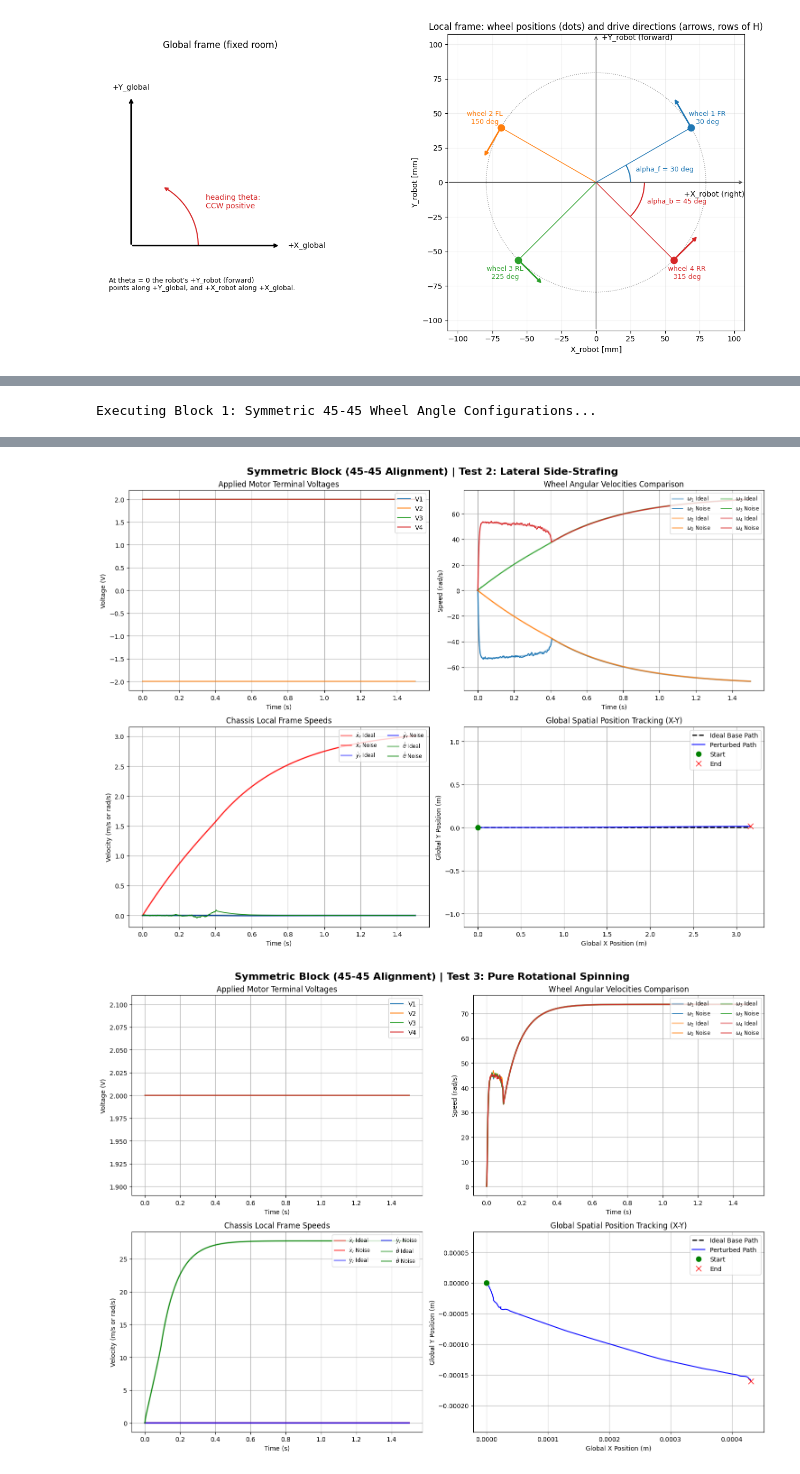
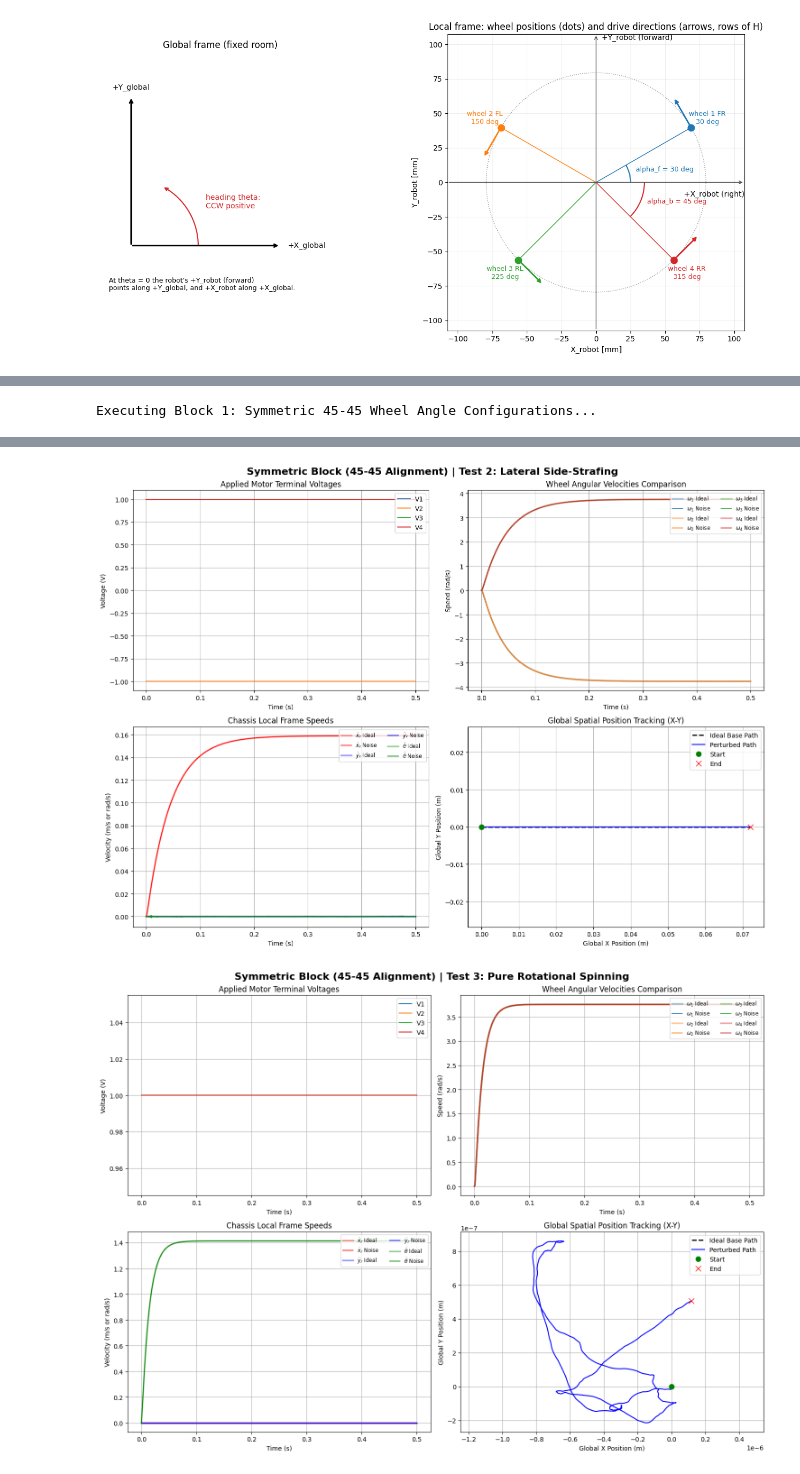
Before and after one commit to HenryR-B/elec_571_MPC_project, a Jupyter notebook: RobotSimulationOpenLoopModel_HenryConstants.ipynb, the cells around one changed output, grey strips where cells are left out. Drawn from its saved outputs; the diff is of its cells as text; code cells hidden in the pictures.

```diff
--- a/RobotSimulationOpenLoopModel_HenryConstants.ipynb
+++ b/RobotSimulationOpenLoopModel_HenryConstants.ipynb
@@ -1028,12 +760,12 @@ import matplotlib.pyplot as plt
 nominal_sigma_V = simulation_parameters['sigma_V']
 nominal_sigma_mu = simulation_parameters['sigma_mu']
 
-t_end = 1.5
+t_end = 0.5
 dt = simulation_parameters['dt']
 steps = int(t_end / dt)
 t_vec = np.linspace(0, t_end, steps)
 
-low_voltage = 2
+low_voltage = 1
 maneuvers = [
     {"name": "Test 1: Forward Motion", "V": np.array([low_voltage, -low_voltage, -low_voltage, low_voltage])},
     {"name": "Test 2: Lateral Side-Strafing", "V": np.array([-low_voltage, -low_voltage, low_voltage, low_voltage])},
@@ -1070,7 +802,7 @@ for m in maneuvers:
             omega_hist.append(state.omega.copy())
             v_local_hist.append(state.v_local.copy())
             pos_global_hist.append(state.pos_global.copy())
-            state, T_load, S_status = robot_plant.step(state, V_cmd=m["V"])
+            state, T_load, S_status = robot_plant.step(state, m["V"])
 
         runs_data[condition] = {
             "V": np.array(v_in_hist), "omega": np.array(omega_hist),
@@ -1118,5 +850,5 @@ Executing Block 1: Symmetric 45-45 Wheel Angle Configurations...
-[figure, old version]
+[figure, new version]
-[figure, old version]
+[figure, new version]
 # %%
 # CONFIGURATION CHANGE: REVERT TO ASYMMETRIC 30-45 DESIGN
 simulation_parameters['alpha_f'] = np.radians(30.0)
```
Also changed, not shown: parts of 13 cells of this notebook, 36 other files.
